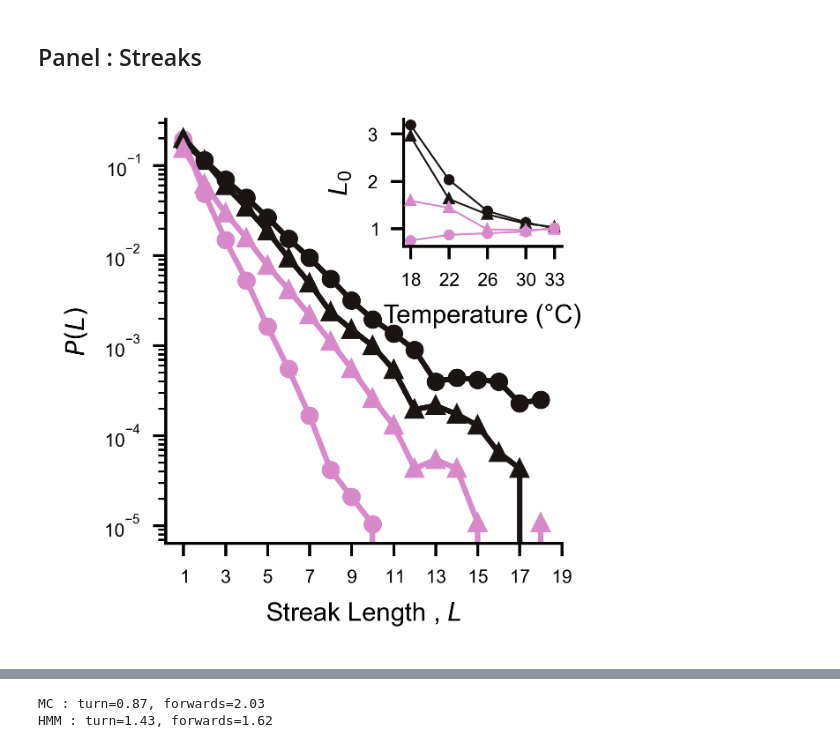
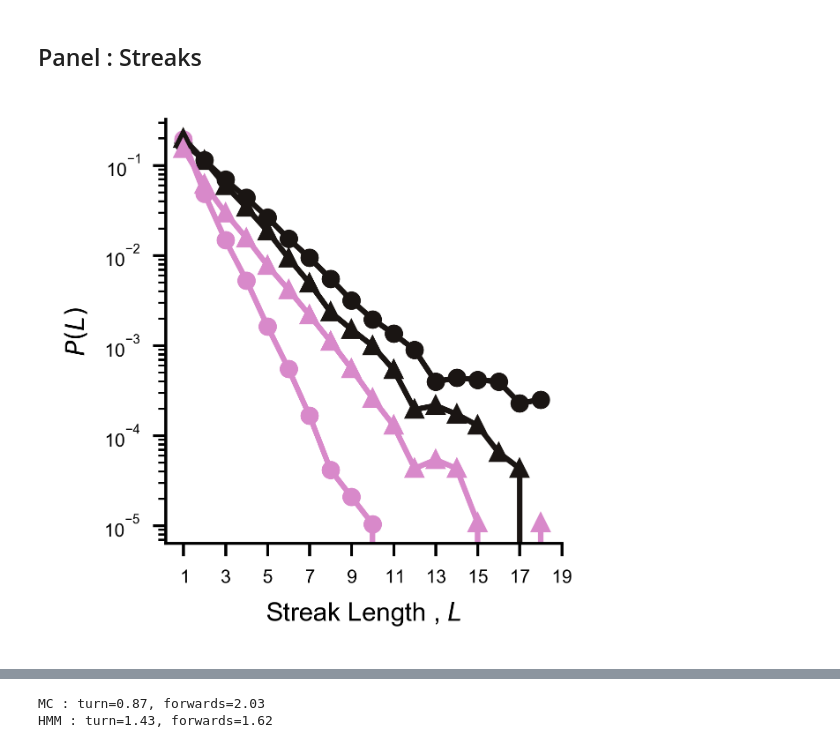
Before and after one commit to ZebrafishHMM2023/ZebrafishHMM2023_CodeAndData, a Jupyter notebook: Figures/Fig2.ipynb, the cells around one changed output, grey strips where cells are left out. Saved outputs shown, nothing was run; the diff lists cells and outputs as text; code cells hidden in the pictures.

```diff
--- a/Figures/Fig2.ipynb
+++ b/Figures/Fig2.ipynb
@@ -151,28 +147,28 @@ streak_lengths_mc = find_streaks(bouts_mc, [0,1,2], lenghts)
 # %%
 fig, ax = plt.subplots()
 
 ax.plot(lenghts[:-1], streak_lengths_mc[0], "-o", color=FLR_colors[0], markersize=4)
 ax.plot(lenghts[:-1], streak_lengths_mc[1:].mean(axis=0), "-o", color=FLR_colors[2], markersize=4)
 
 ax.plot(lenghts[:-1], streak_lengths_hmm[0], "-^", color=FLR_colors[0], markersize=4)
 ax.plot(lenghts[:-1], streak_lengths_hmm[1:].mean(axis=0), "-^", color=FLR_colors[2], markersize=4)
 
 ax.set_yscale("log")
 #ax.set_xlim(0,30)
 ax.set_xticks(lenghts[::2])
 ax.set_xlabel(r"Streak Length , $L$")
 ax.set_ylabel(r"$P(L)$")
 
-sx, sy = 0.4, 0.3
-axins = ax.inset_axes([1-sx,1-sy,sx,sy])
-axins.plot(TEMPS, Decays[:,0,0], "-o", color=FLR_colors[0], zorder=0, markersize=2, linewidth=0.5)
-axins.plot(TEMPS, Decays[:,0,1], "-o", color=FLR_colors[2], zorder=2, markersize=2, linewidth=0.5)
-axins.plot(TEMPS, Decays[:,1,0], "-^", color=FLR_colors[0], zorder=1, markersize=2, linewidth=0.5)
-axins.plot(TEMPS, Decays[:,1,1], "-^", color=FLR_colors[2], zorder=3, markersize=2, linewidth=0.5)
-axins.set_xticks(TEMPS);
-axins.set_xlabel("Temperature (°C)")
-axins.set_ylabel(r"$L_0$")
+#sx, sy = 0.4, 0.3
+#axins = ax.inset_axes([1-sx,1-sy,sx,sy])
+#axins.plot(TEMPS, Decays[:,0,0], "-o", color=FLR_colors[0], zorder=0, markersize=2, linewidth=0.5)
+#axins.plot(TEMPS, Decays[:,0,1], "-o", color=FLR_colors[2], zorder=2, markersize=2, linewidth=0.5)
+#axins.plot(TEMPS, Decays[:,1,0], "-^", color=FLR_colors[0], zorder=1, markersize=2, linewidth=0.5)
+#axins.plot(TEMPS, Decays[:,1,1], "-^", color=FLR_colors[2], zorder=3, markersize=2, linewidth=0.5)
+#axins.set_xticks(TEMPS);
+#axins.set_xlabel("Temperature (°C)")
+#axins.set_ylabel(r"$L_0$")
 
 fig.savefig("panels/Fig2/streaks.svg")
 # %% [output]
-[figure, old version]
+[figure, new version]
```
Also changed, not shown: parts of 3 cells of this notebook, 5 other files.
